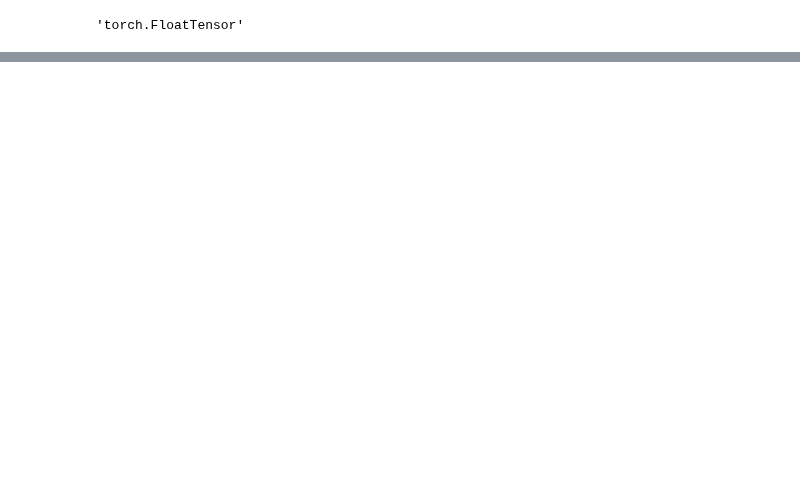
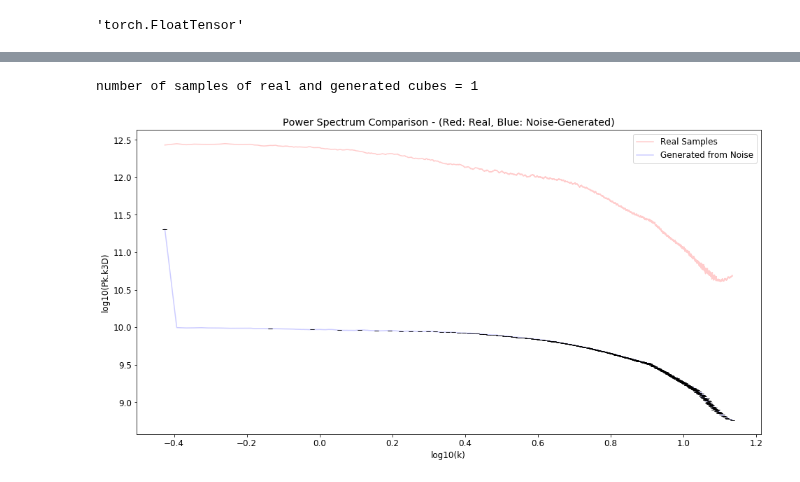
Before and after one commit to NYU-CDS-Capstone-Project/HydroGAN, a Jupyter notebook: notebooks/power_spectrum_test.ipynb, the cells around one changed output, grey strips where cells are left out. Saved outputs shown, nothing was run; the diff lists cells and outputs as text; code cells hidden in the pictures; blank space fills up the shorter version.

Commit message:
added aggregated power spetrum plots

```diff
--- a/notebooks/power_spectrum_test.ipynb
+++ b/notebooks/power_spectrum_test.ipynb
@@ -264,6 +271,11 @@ def plot_power_spec(real_cube, generated_cube,
     plt.figure(figsize=(10,5))
     plt.plot(np.log(Pk_real_cube.k3D), np.log(Pk_real_cube.Pk[:,0]), color="b", label="original cube")
     plt.plot(np.log(Pk_gen_cube.k3D), np.log(Pk_gen_cube.Pk[:,0]), color="r", label="jaas")
+    plt.rcParams["font.size"] = 12
+    plt.title("Power Spectrum Comparison")
+    plt.xlabel('log(Pk.k3D)')
+    plt.ylabel('log(Pk.k3D)')
+    plt.legend()
 
     plt.show()
     return "Power spectrum plot complete!"
@@ -305,3 +318,6 @@ kwargs = {'num_workers': 1, 'pin_memory': True} if cuda else {}
 torch.FloatTensor([2,3,4,5]).to(device).type()
 # %% [output]
 'torch.FloatTensor'
+# %%
+jjz_gen = np.load('jjz_samples/generated_FC_29.npy')
+jjz_real = np.load('jjz_samples/real_FC_29.npy')
@@ -307,0 +332,4 @@ torch.FloatTensor([2,3,4,5]).to(device).type()
+# %%
+for i in range(16):
+    plot_power_spec(jjz_real[i][0],
+                jjz_gen[i][0])
@@ -307,0 +623,3 @@ torch.FloatTensor([2,3,4,5]).to(device).type()
+# %%
+test_coords = define_test(s_test = 1024, s_train = cube_size)
+test_coords
@@ -307,0 +668,21 @@ torch.FloatTensor([2,3,4,5]).to(device).type()
+# %%
+choice = np.random.choice(range(900))
+
+f_cube = f[choice:choice+128,choice:choice+128,choice:choice+128]
+noise_gen_cube = noise_sampled_cube
+
+plot_power_spec_aggregate(real_cube = f_cube,        # should be inverse_transformed
+                generated_cube = noise_sampled_cube,   # should be inverse_transformed
+                save_plot=False,
+                show_plot=True,
+                raw_cube_mean = mean_raw_cube,    # mean of the whole raw data cube (fields=z0.0)
+                threads=1,
+                redshift_fig_folder=None,
+                t=None,
+                MAS="CIC",
+                axis=0,
+                BoxSize=75.0/2048*128,
+                         k_steps=20)
+# %% [output]
+number of samples of real and generated cubes = 1
+[figure, added]
```
Also changed, not shown: parts of 17 cells of this notebook, 2 other files.
